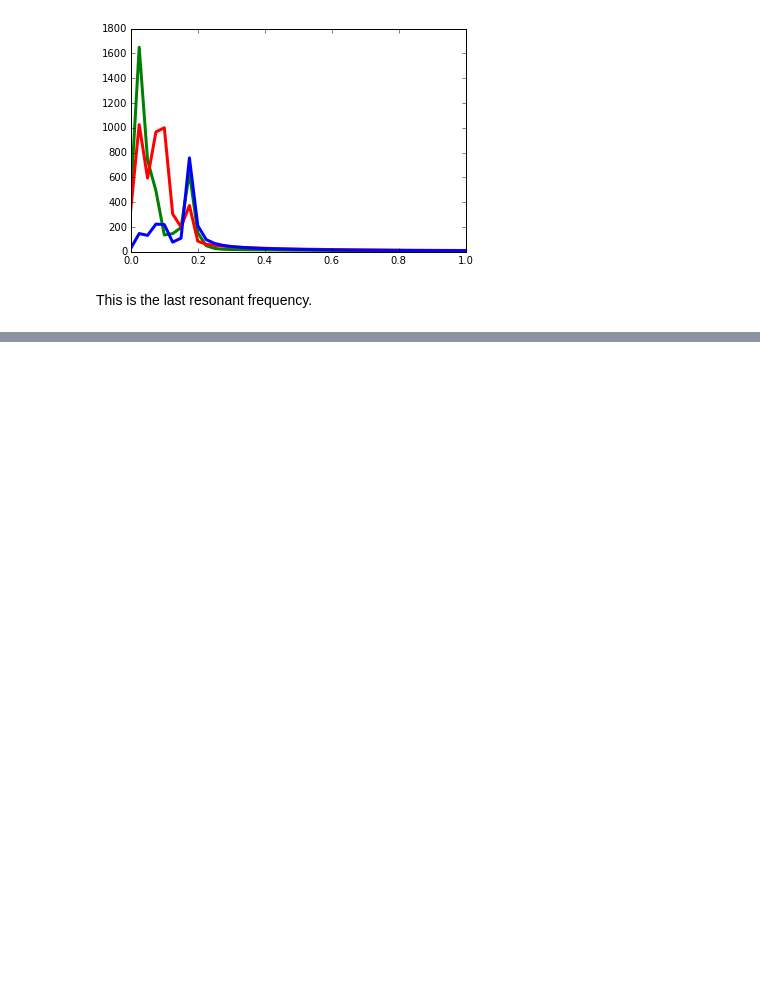
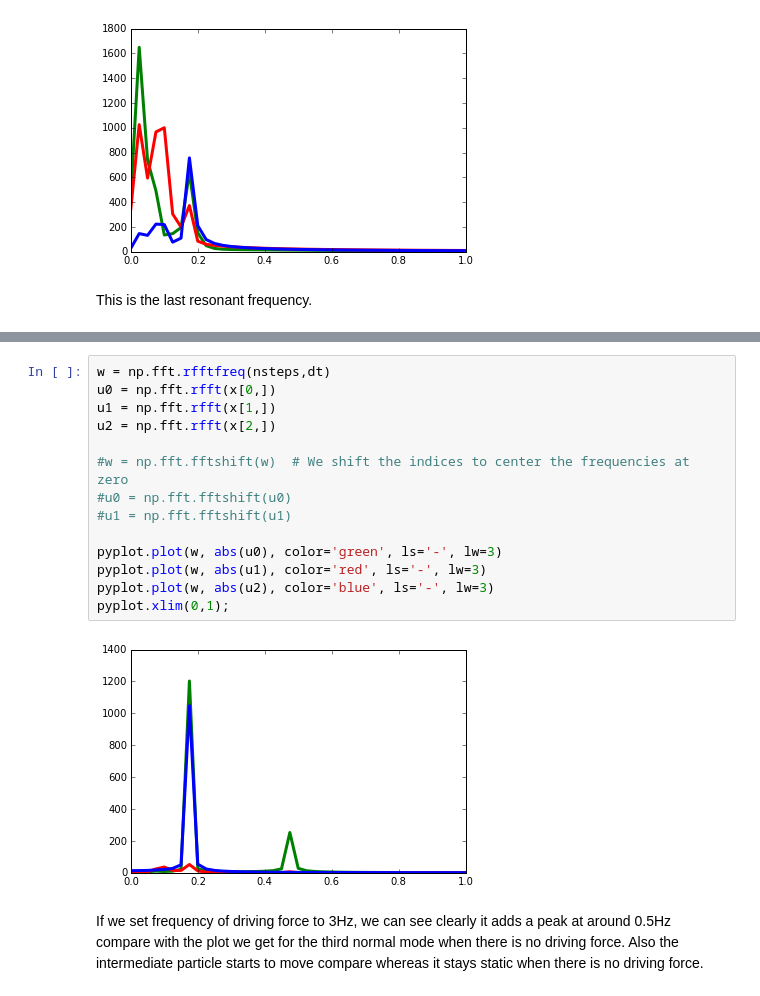
Before and after one commit to tianjiahua/Homework, a Jupyter notebook: Homework3.ipynb, the cells around one changed output, grey strips where cells are left out. Cells and saved outputs as stored; diff of their text form; blank space fills up the shorter version.

```diff
--- a/Homework3.ipynb
+++ b/Homework3.ipynb
@@ -595,0 +675,18 @@ This is the last resonant frequency.
+# %%
+w = np.fft.rfftfreq(nsteps,dt)
+u0 = np.fft.rfft(x[0,])
+u1 = np.fft.rfft(x[1,])
+u2 = np.fft.rfft(x[2,])
+
+#w = np.fft.fftshift(w)  # We shift the indices to center the frequencies at zero
+#u0 = np.fft.fftshift(u0)
+#u1 = np.fft.fftshift(u1)
+
+pyplot.plot(w, abs(u0), color='green', ls='-', lw=3)
+pyplot.plot(w, abs(u1), color='red', ls='-', lw=3)
+pyplot.plot(w, abs(u2), color='blue', ls='-', lw=3)
+pyplot.xlim(0,1);
+# %% [output]
+[figure, added]
+# %% [markdown]
+If we set frequency of driving force to 3Hz, we can see clearly it adds a peak at around 0.5Hz compare with the plot we get for the third normal mode when there is no driving force. Also the intermediate particle starts to move compare whereas it stays static when there is no driving force.
```
Also changed, not shown: parts of 1 cell of this notebook.
